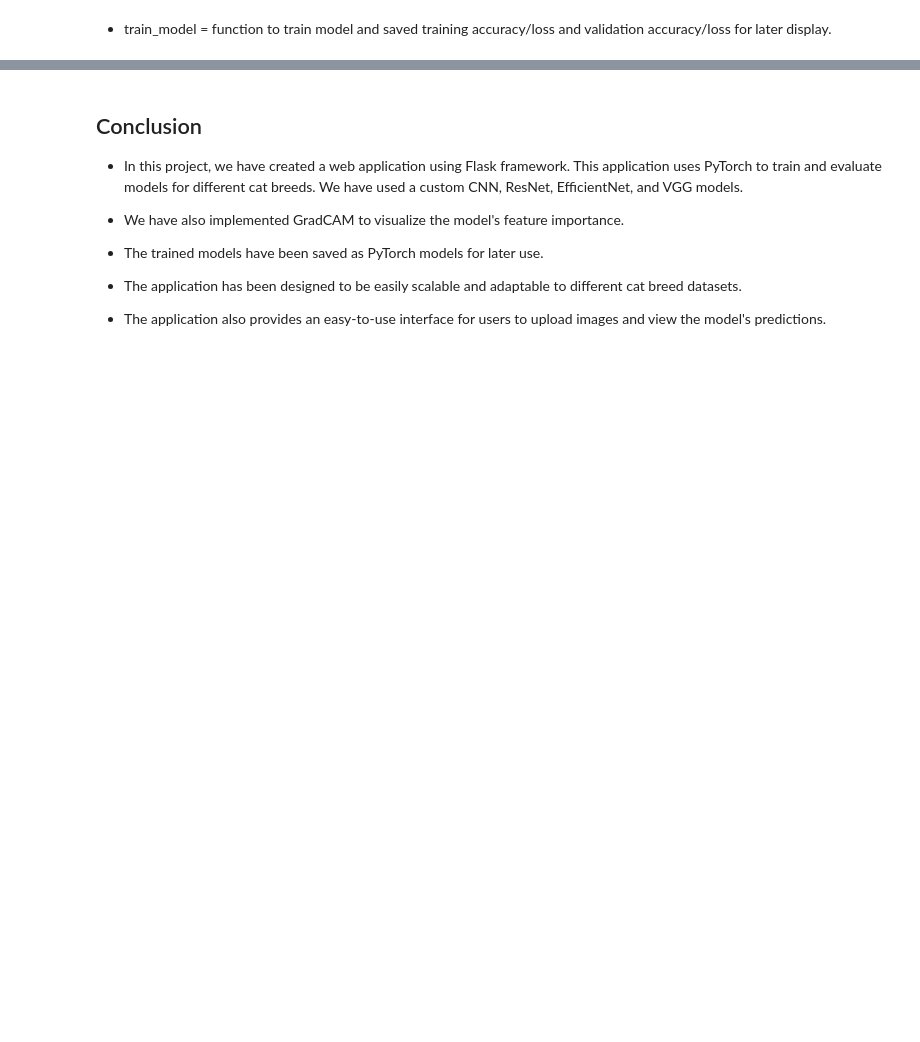
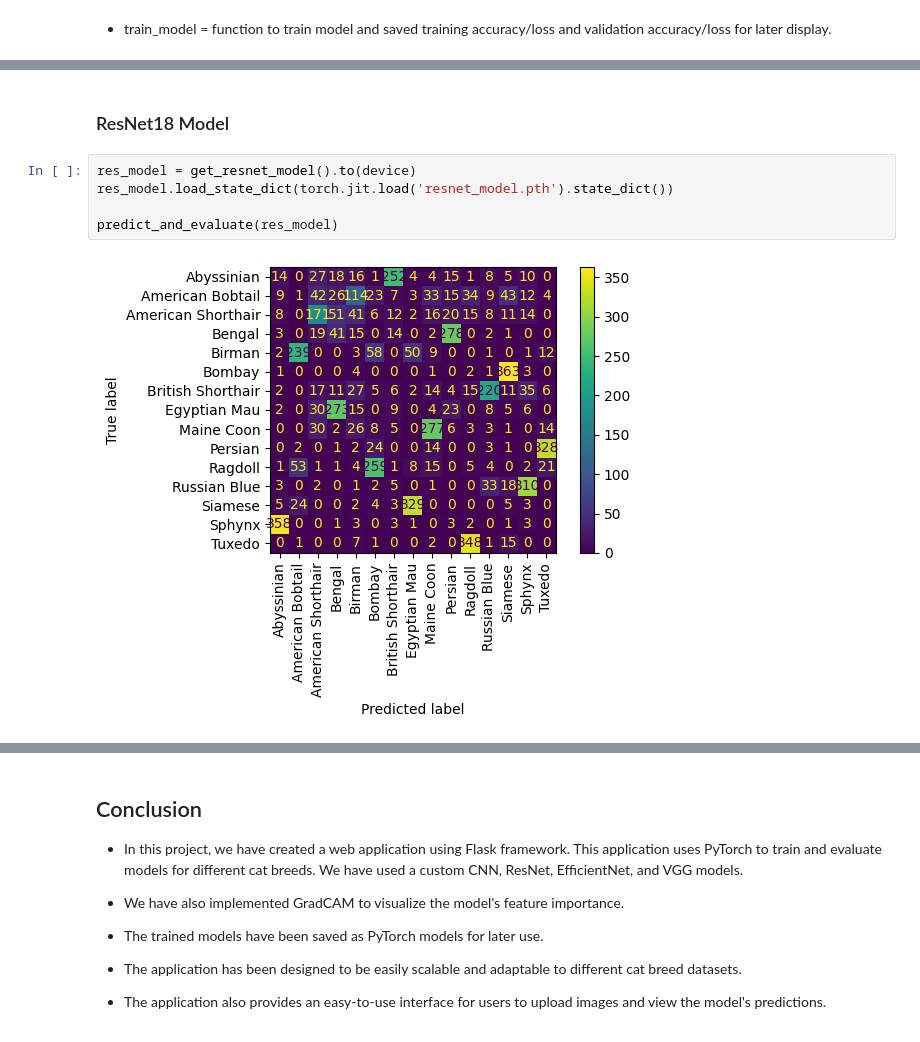
Before and after one commit to innozent/pytorch_capstone, a Jupyter notebook: Wiwat_Pytorch_1254311.ipynb, the cells around one changed output, grey strips where cells are left out. Saved outputs shown, nothing was run; the diff lists cells and outputs as text; blank space fills up the shorter version.

```diff
--- a/Wiwat_Pytorch_1254311.ipynb
+++ b/Wiwat_Pytorch_1254311.ipynb
@@ -264,0 +309,9 @@ def train_model(app_state,model: nn.Module, model_name: str) -> tuple[list[float
+# %% [markdown]
+### ResNet18 Model
+# %%
+res_model = get_resnet_model().to(device)
+res_model.load_state_dict(torch.jit.load('resnet_model.pth').state_dict())
+
+predict_and_evaluate(res_model)
+# %% [output]
+[figure, added]
```
Also changed, not shown: parts of 17 cells of this notebook, 3 other files.
